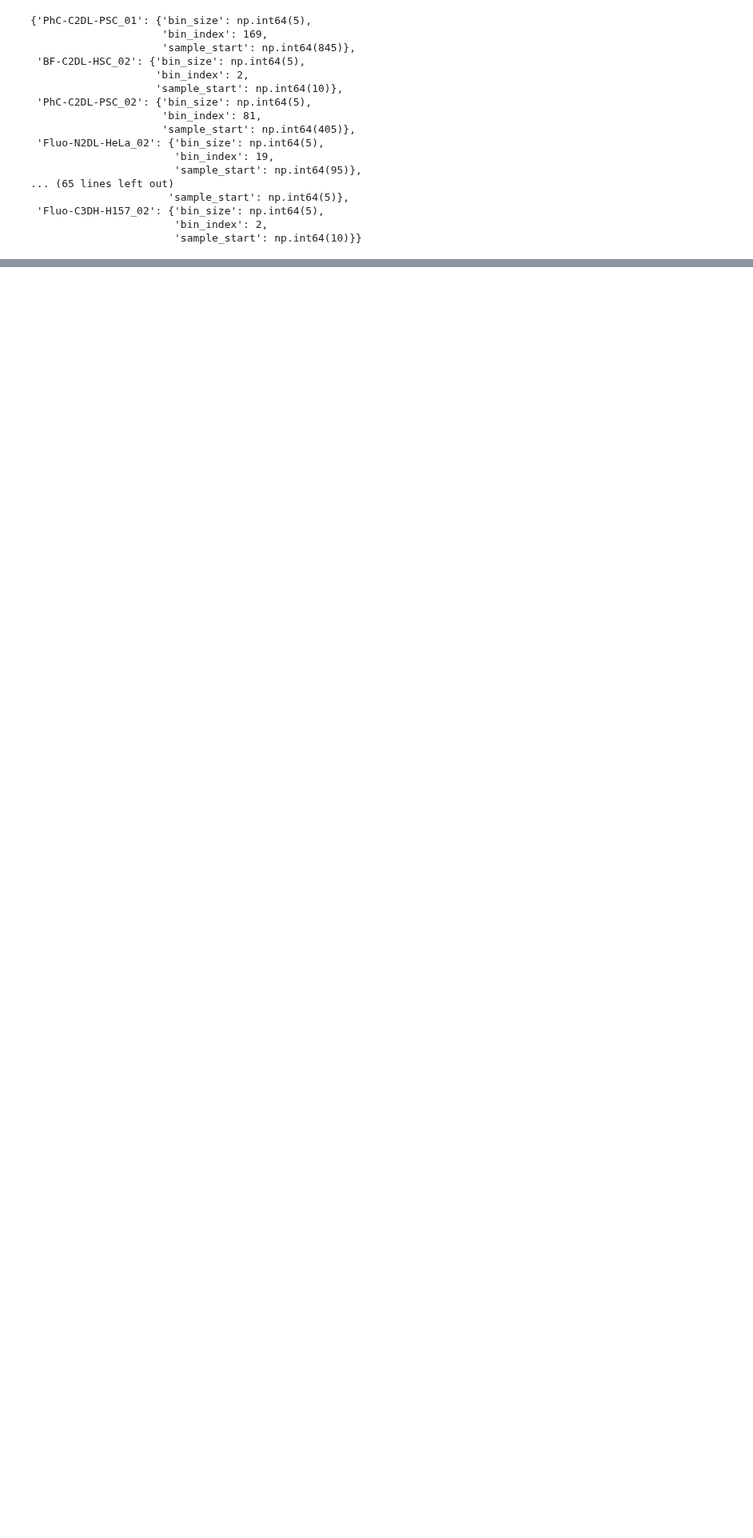
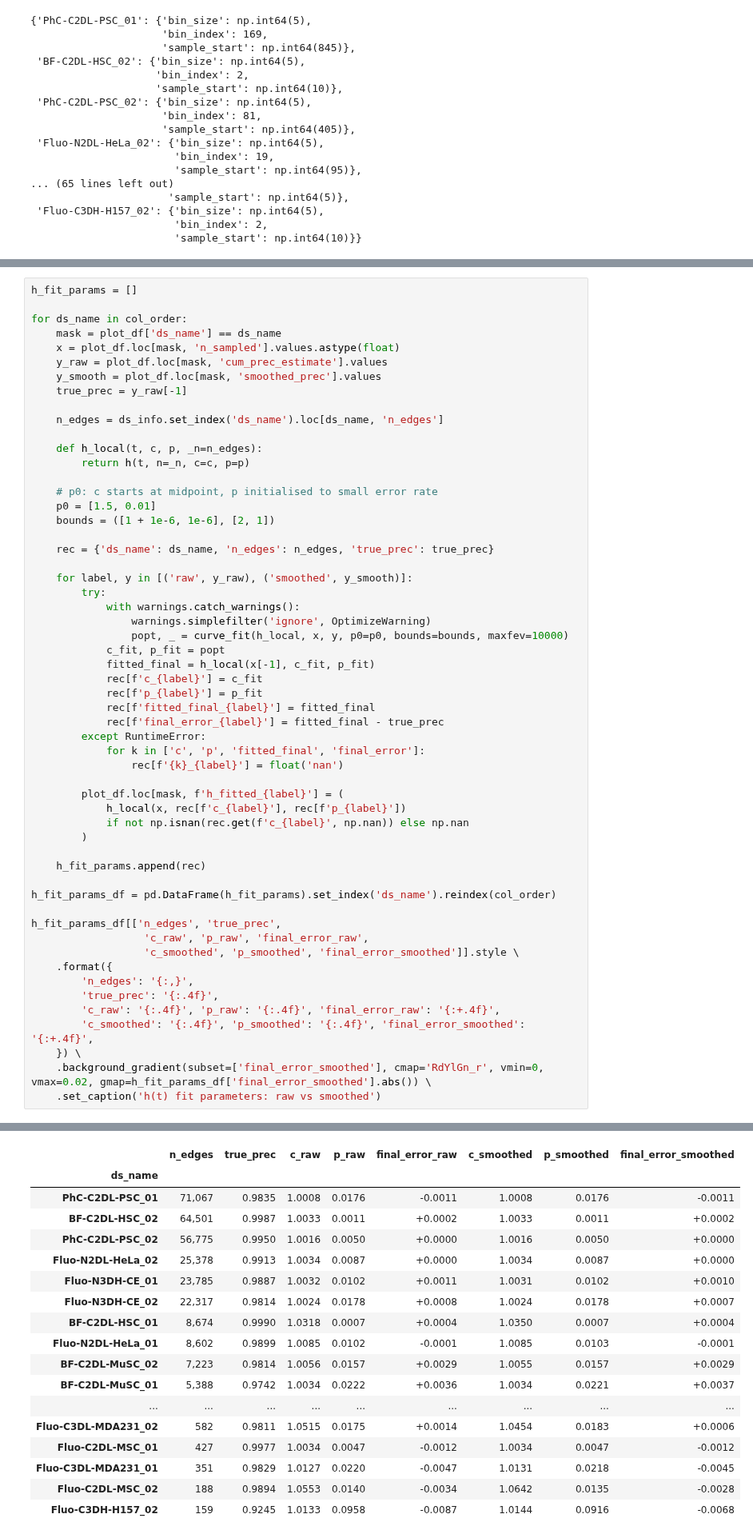
Before and after one commit to DragaDoncila/tracktour-experiments, a Jupyter notebook: pipelines/sparse-metrics/ducb_prec_modelling1.ipynb, the cells around one changed output, grey strips where cells are left out. Shown at 80% size. Cells and saved outputs as stored; diff of their text form; blank space fills up the shorter version.

```diff
--- a/pipelines/sparse-metrics/ducb_prec_modelling1.ipynb
+++ b/pipelines/sparse-metrics/ducb_prec_modelling1.ipynb
@@ -987,0 +1104,57 @@ The curve we've explored so far seems to be capable of providing a "reasonable"
+# %%
+h_fit_params = []
+
+for ds_name in col_order:
+    mask = plot_df['ds_name'] == ds_name
+    x = plot_df.loc[mask, 'n_sampled'].values.astype(float)
+    y_raw = plot_df.loc[mask, 'cum_prec_estimate'].values
+    y_smooth = plot_df.loc[mask, 'smoothed_prec'].values
+    true_prec = y_raw[-1]
+
+    n_edges = ds_info.set_index('ds_name').loc[ds_name, 'n_edges']
+
+    def h_local(t, c, p, _n=n_edges):
+        return h(t, n=_n, c=c, p=p)
+
+    # p0: c starts at midpoint, p initialised to small error rate
+    p0 = [1.5, 0.01]
+    bounds = ([1 + 1e-6, 1e-6], [2, 1])
+
+    rec = {'ds_name': ds_name, 'n_edges': n_edges, 'true_prec': true_prec}
+
+    for label, y in [('raw', y_raw), ('smoothed', y_smooth)]:
+        try:
+            with warnings.catch_warnings():
+                warnings.simplefilter('ignore', OptimizeWarning)
+                popt, _ = curve_fit(h_local, x, y, p0=p0, bounds=bounds, maxfev=10000)
+            c_fit, p_fit = popt
+            fitted_final = h_local(x[-1], c_fit, p_fit)
+            rec[f'c_{label}'] = c_fit
+            rec[f'p_{label}'] = p_fit
+            rec[f'fitted_final_{label}'] = fitted_final
+            rec[f'final_error_{label}'] = fitted_final - true_prec
+        except RuntimeError:
+            for k in ['c', 'p', 'fitted_final', 'final_error']:
+                rec[f'{k}_{label}'] = float('nan')
+
+        plot_df.loc[mask, f'h_fitted_{label}'] = (
+            h_local(x, rec[f'c_{label}'], rec[f'p_{label}'])
+            if not np.isnan(rec.get(f'c_{label}', np.nan)) else np.nan
+        )
+
+    h_fit_params.append(rec)
+
+h_fit_params_df = pd.DataFrame(h_fit_params).set_index('ds_name').reindex(col_order)
+
+h_fit_params_df[['n_edges', 'true_prec',
+                  'c_raw', 'p_raw', 'final_error_raw',
+                  'c_smoothed', 'p_smoothed', 'final_error_smoothed']].style \
+    .format({
+        'n_edges': '{:,}',
+        'true_prec': '{:.4f}',
+        'c_raw': '{:.4f}', 'p_raw': '{:.4f}', 'final_error_raw': '{:+.4f}',
+        'c_smoothed': '{:.4f}', 'p_smoothed': '{:.4f}', 'final_error_smoothed': '{:+.4f}',
+    }) \
+    .background_gradient(subset=['final_error_smoothed'], cmap='RdYlGn_r', vmin=0, vmax=0.02, gmap=h_fit_params_df['final_error_smoothed'].abs()) \
+    .set_caption('h(t) fit parameters: raw vs smoothed')
+# %% [output]
@@ -987,0 +1162,18 @@ The curve we've explored so far seems to be capable of providing a "reasonable"
+|  | n_edges | true_prec | c_raw | p_raw | final_error_raw | c_smoothed | p_smoothed | final_error_smoothed |
+| ds_name |  |  |  |  |  |  |  |  |
+| PhC-C2DL-PSC_01 | 71,067 | 0.9835 | 1.0008 | 0.0176 | -0.0011 | 1.0008 | 0.0176 | -0.0011 |
+| BF-C2DL-HSC_02 | 64,501 | 0.9987 | 1.0033 | 0.0011 | +0.0002 | 1.0033 | 0.0011 | +0.0002 |
+| PhC-C2DL-PSC_02 | 56,775 | 0.9950 | 1.0016 | 0.0050 | +0.0000 | 1.0016 | 0.0050 | +0.0000 |
+| Fluo-N2DL-HeLa_02 | 25,378 | 0.9913 | 1.0034 | 0.0087 | +0.0000 | 1.0034 | 0.0087 | +0.0000 |
+| Fluo-N3DH-CE_01 | 23,785 | 0.9887 | 1.0032 | 0.0102 | +0.0011 | 1.0031 | 0.0102 | +0.0010 |
+| Fluo-N3DH-CE_02 | 22,317 | 0.9814 | 1.0024 | 0.0178 | +0.0008 | 1.0024 | 0.0178 | +0.0007 |
+| BF-C2DL-HSC_01 | 8,674 | 0.9990 | 1.0318 | 0.0007 | +0.0004 | 1.0350 | 0.0007 | +0.0004 |
+| Fluo-N2DL-HeLa_01 | 8,602 | 0.9899 | 1.0085 | 0.0102 | -0.0001 | 1.0085 | 0.0103 | -0.0001 |
+| BF-C2DL-MuSC_02 | 7,223 | 0.9814 | 1.0056 | 0.0157 | +0.0029 | 1.0055 | 0.0157 | +0.0029 |
+| BF-C2DL-MuSC_01 | 5,388 | 0.9742 | 1.0034 | 0.0222 | +0.0036 | 1.0034 | 0.0221 | +0.0037 |
+| ... | ... | ... | ... | ... | ... | ... | ... | ... |
+| Fluo-C3DL-MDA231_02 | 582 | 0.9811 | 1.0515 | 0.0175 | +0.0014 | 1.0454 | 0.0183 | +0.0006 |
+| Fluo-C2DL-MSC_01 | 427 | 0.9977 | 1.0034 | 0.0047 | -0.0012 | 1.0034 | 0.0047 | -0.0012 |
+| Fluo-C3DL-MDA231_01 | 351 | 0.9829 | 1.0127 | 0.0220 | -0.0047 | 1.0131 | 0.0218 | -0.0045 |
+| Fluo-C2DL-MSC_02 | 188 | 0.9894 | 1.0553 | 0.0140 | -0.0034 | 1.0642 | 0.0135 | -0.0028 |
+| Fluo-C3DH-H157_02 | 159 | 0.9245 | 1.0133 | 0.0958 | -0.0087 | 1.0144 | 0.0916 | -0.0068 |
```
Also changed, not shown: parts of 20 cells of this notebook, 1 other file.
